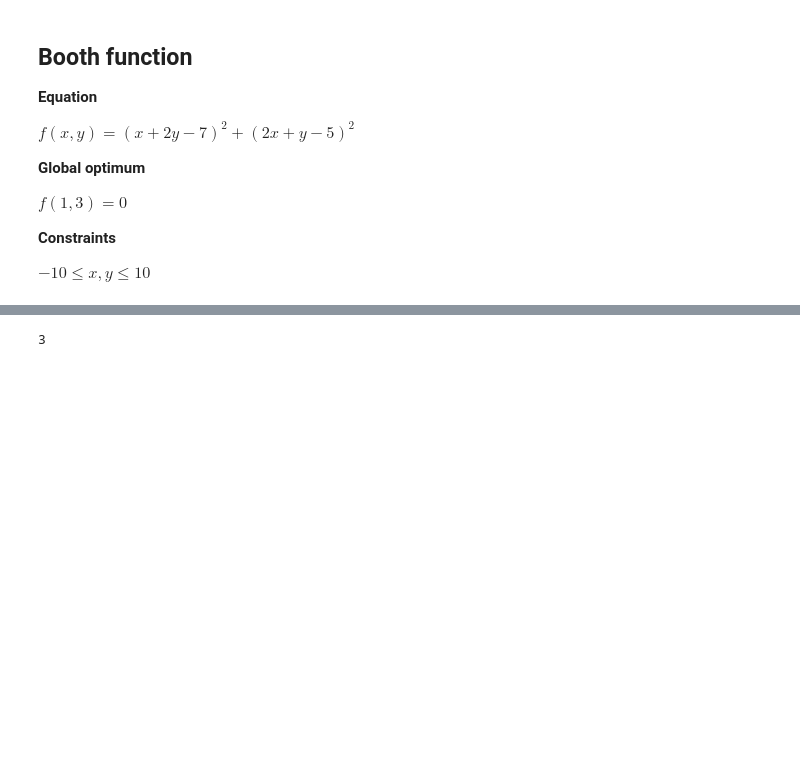
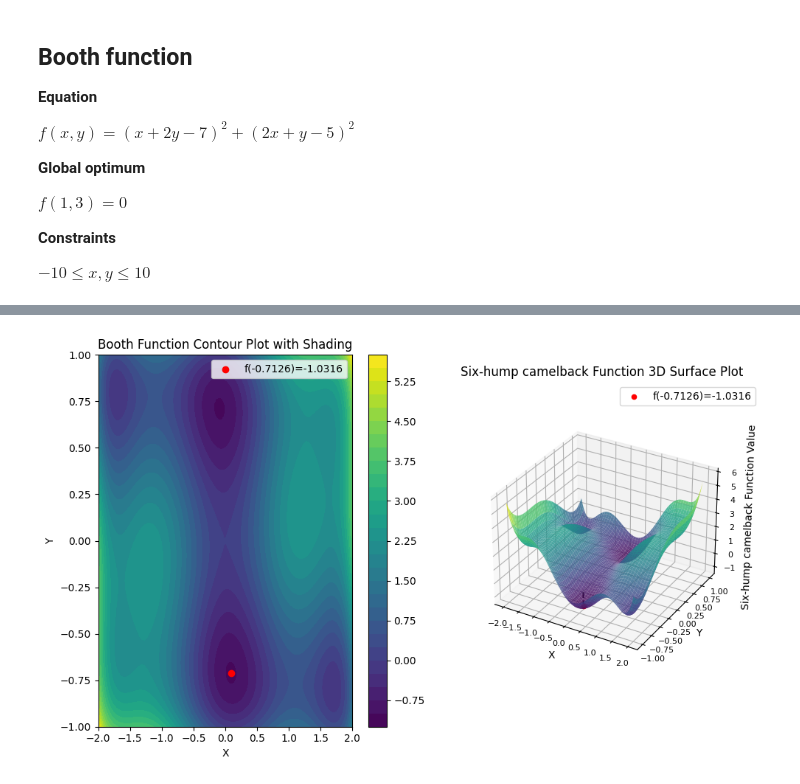
Before and after one commit to clemp/ssie-644-research-project, a Jupyter notebook: notebooks/Benchmark optimization functions.ipynb, the cells around one changed output, grey strips where cells are left out. Drawn from its saved outputs; the diff is of its cells as text; code cells hidden in the pictures; blank space fills up the shorter version.

```diff
--- a/notebooks/Benchmark optimization functions.ipynb
+++ b/notebooks/Benchmark optimization functions.ipynb
@@ -80,4 +98,59 @@ highlight_x
 # %%
-highlight_y
+def obj_shc(x, y):
+    z = (4 - 2.1 * pow(x, 2) + (pow(x, 4) / 3)) * pow(x, 2) + x * y + (-1*4 + 4 * pow(y, 2)) * pow(y, 2)
+    return z
-# %% [output]
-3
+# %%
+# Generate data points for visualization
+x_values = np.linspace(-2, 2, 100)
+y_values = np.linspace(-1, 1, 100)
+X, Y = np.meshgrid(x_values, y_values)
+Z = obj_shc(X, Y)
+
+# Highlight the point (0.0898, -0.7126) with a red dot
+highlight_x = 0.0898
+highlight_y = -0.7126
+highlight_z = obj_shc(highlight_x, highlight_y)
+
+# Create a 2D and 3D subplot side by side
+fig = plt.figure(figsize=(10,6))
+
+# Plot the 2D contour plot
+ax = fig.add_subplot(1,2,1)
+contour = ax.contourf(X, Y, Z, cmap='viridis', levels=30)
+ax.scatter([highlight_x], [highlight_y], color='red', label='f(-0.7126)=-1.0316')
+ax.set_xlabel('X')
+ax.set_ylabel('Y')
+ax.set_title('Booth Function Contour Plot with Shading')
+ax.legend()
+fig.colorbar(contour, ax=ax)
+
+# # Plot the 3D surface plot with only 3D axes
+ax = fig.add_subplot(1, 2, 2, projection='3d')
+ax.plot_surface(X, Y, Z, cmap='viridis', alpha=0.8)
+ax.scatter([highlight_x], [highlight_y], [highlight_z], color='red', label='f(-0.7126)=-1.0316')
+ax.set_xlabel('X')
+ax.set_ylabel('Y')
+ax.set_zlabel('Six-hump camelback Function Value')
+
+# Adjust font size of tick labels
+ax.tick_params(axis='x', labelsize=8)
+ax.tick_params(axis='y', labelsize=8)
+ax.tick_params(axis='z', labelsize=8)
+
+ax.set_title('Six-hump camelback Function 3D Surface Plot')
+ax.legend()
+ax.set_box_aspect(aspect=None, zoom=0.8)
+
+# Add a line from the point (1, 3) to the XY plane
+ax.plot([highlight_x, highlight_x], [highlight_y, highlight_y], [highlight_z, 0], color='black', linestyle='dashed')
+
+# Adjust layout
+plt.tight_layout()
+
+# Save the plot as a PDF file
+plt.savefig('../images/combined_shc_plots.pdf', format='pdf')
+
+# Show the plot (optional)
+plt.show()
+# %% [output]
+[figure, added]
```
Also changed, not shown: parts of 3 cells of this notebook, 5 other files.
